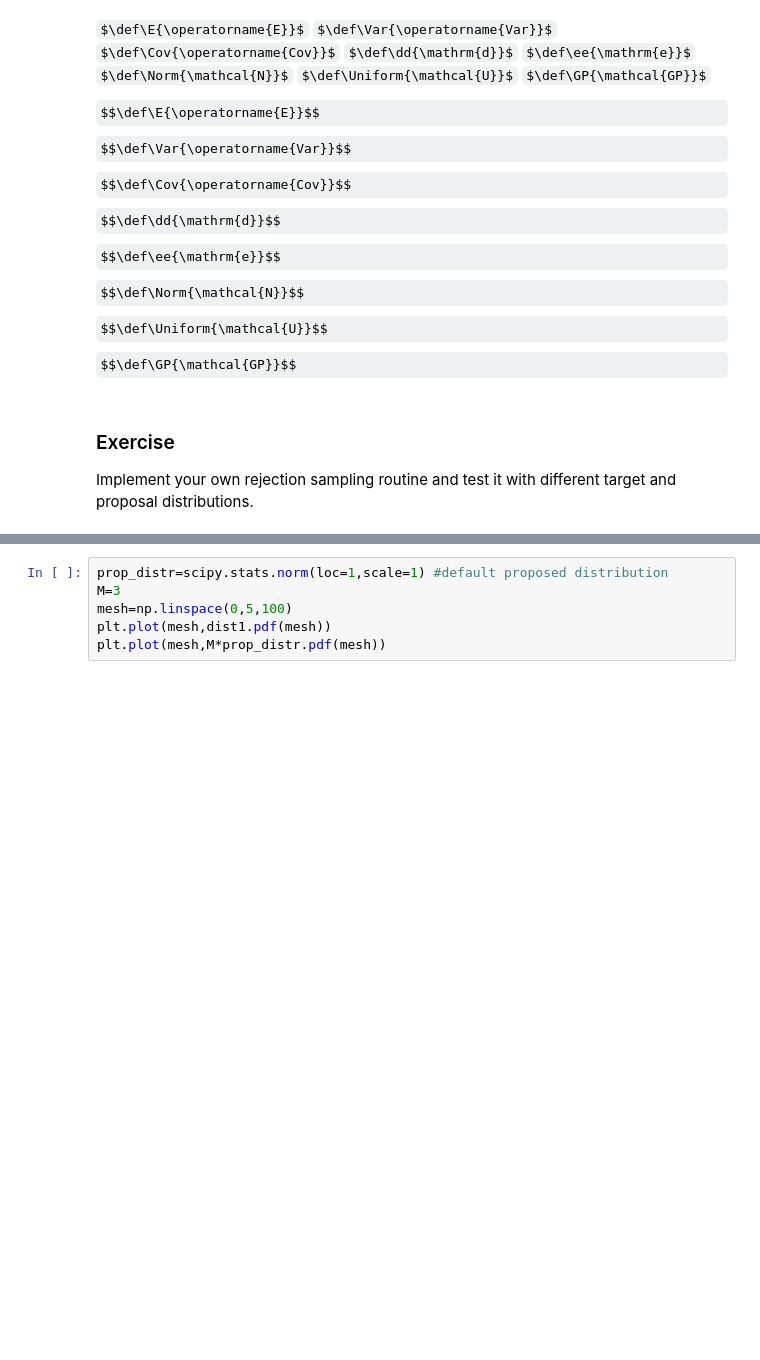
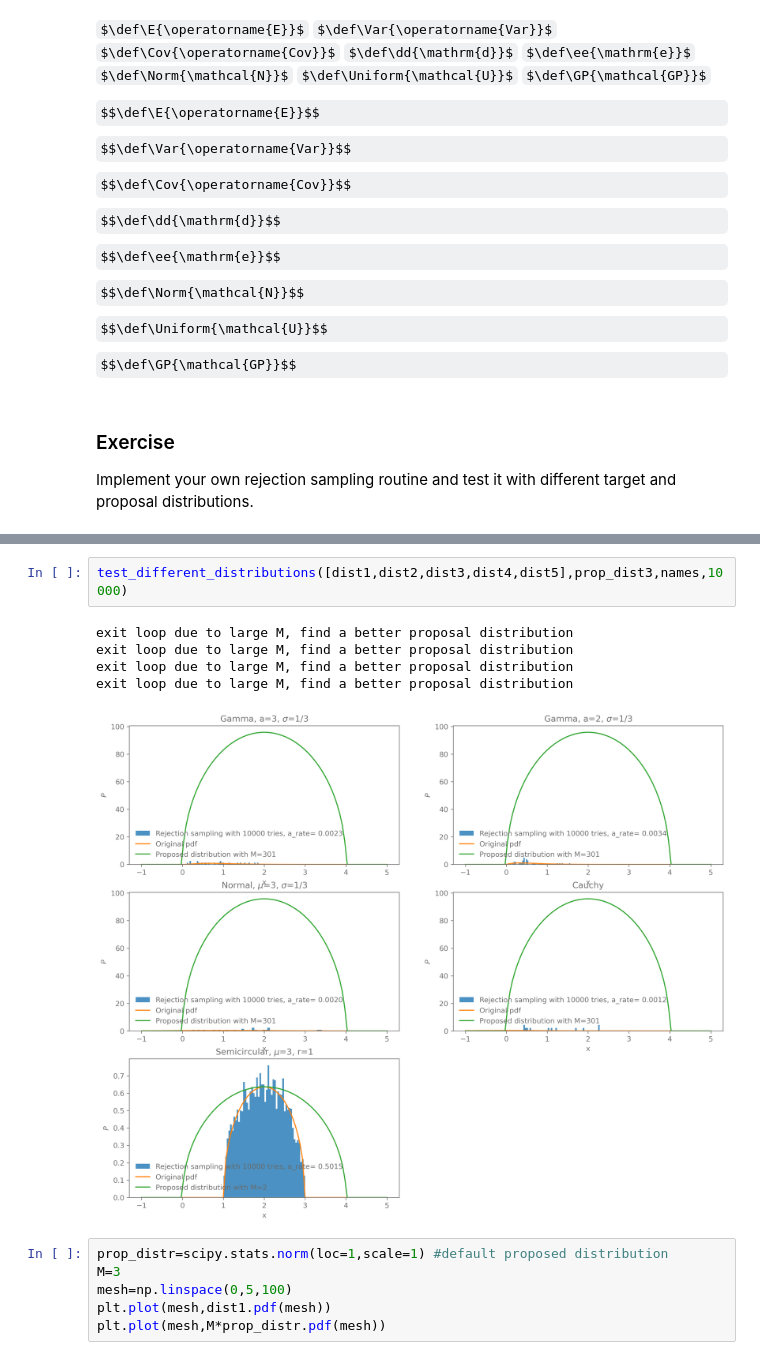
Before and after one commit to bermeyer/Bayesian-Stats-HS2026, a Jupyter notebook: my_exercise_solutions/Ex5.ipynb, the cells around one changed output, grey strips where cells are left out. Drawn from its saved outputs; the diff is of its cells as text; some formulas as TeX source; blank space fills up the shorter version.

```diff
--- a/my_exercise_solutions/Ex5.ipynb
+++ b/my_exercise_solutions/Ex5.ipynb
@@ -115,3 +131,11 @@ test_different_distributions([dist1,dist2,dist3,dist4,dist5],names,10000)
+# %%
+test_different_distributions([dist1,dist2,dist3,dist4,dist5],prop_dist3,names,10000)
+# %% [output]
+exit loop due to large M, find a better proposal distribution
+exit loop due to large M, find a better proposal distribution
+exit loop due to large M, find a better proposal distribution
+exit loop due to large M, find a better proposal distribution
+[figure, added]
 # %%
 prop_distr=scipy.stats.norm(loc=1,scale=1) #default proposed distribution
 M=3
```
Also changed, not shown: parts of 12 cells of this notebook, 1 other file.
